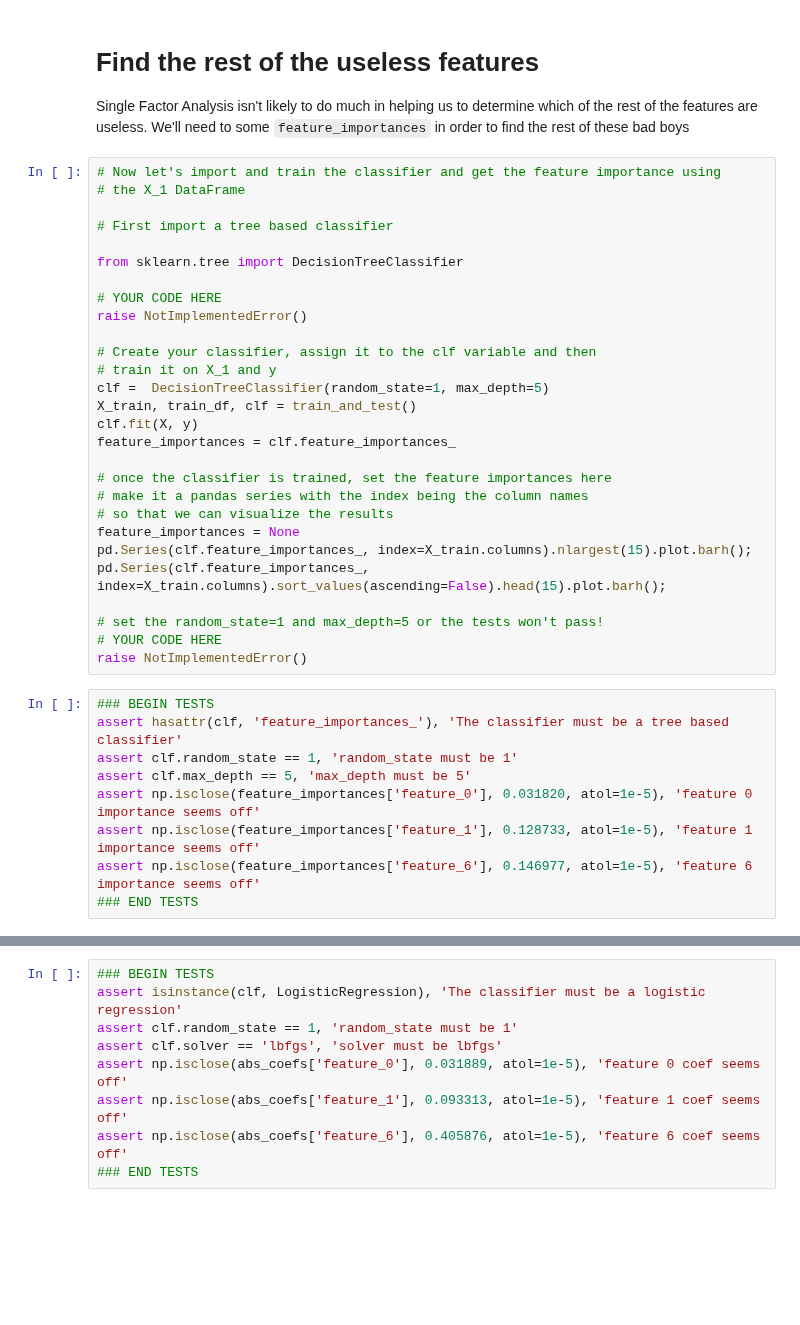
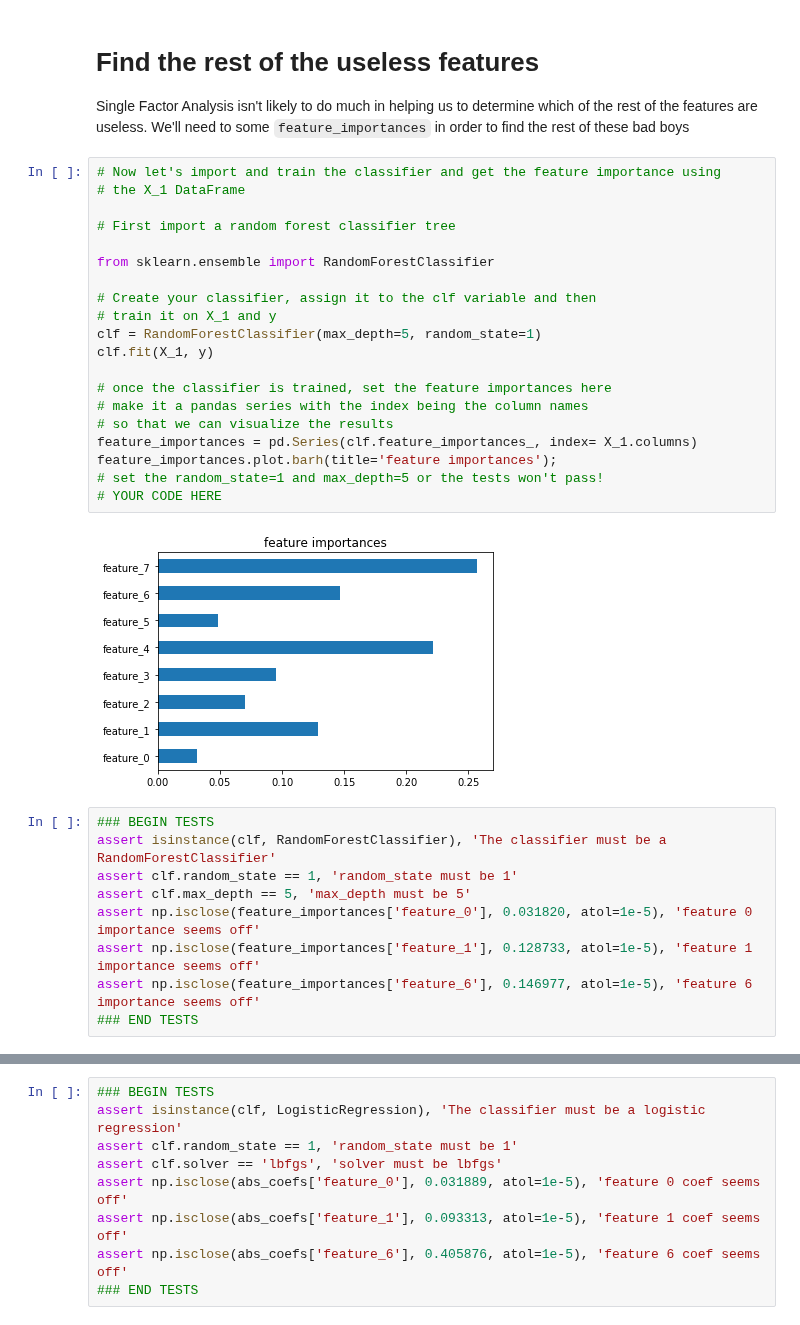
Before and after one commit to MafaldaPaco/batch3-workspace, a Jupyter notebook: S01/SLU16 - Data Sufficiency and Selection/Exercise notebook.ipynb, the cells around one changed output, grey strips where cells are left out. Cells and saved outputs as stored; diff of their text form; blank space fills up the shorter version.

```diff
--- a/S01/SLU16 - Data Sufficiency and Selection/Exercise notebook.ipynb
+++ b/S01/SLU16 - Data Sufficiency and Selection/Exercise notebook.ipynb
@@ -98,34 +94,28 @@ which of the rest of the features are useless. We'll need to some `feature_impor
 # %%
 # Now let's import and train the classifier and get the feature importance using
 # the X_1 DataFrame
 
-# First import a tree based classifier
+# First import a random forest classifier tree
 
-from sklearn.tree import DecisionTreeClassifier
-
-# YOUR CODE HERE
-raise NotImplementedError()
+from sklearn.ensemble import RandomForestClassifier
 
 # Create your classifier, assign it to the clf variable and then
 # train it on X_1 and y
-clf =  DecisionTreeClassifier(random_state=1, max_depth=5)
-X_train, train_df, clf = train_and_test()
-clf.fit(X, y)
-feature_importances = clf.feature_importances_
+clf = RandomForestClassifier(max_depth=5, random_state=1)
+clf.fit(X_1, y)
 
 # once the classifier is trained, set the feature importances here
 # make it a pandas series with the index being the column names
 # so that we can visualize the results
-feature_importances = None
-pd.Series(clf.feature_importances_, index=X_train.columns).nlargest(15).plot.barh();
-pd.Series(clf.feature_importances_, index=X_train.columns).sort_values(ascending=False).head(15).plot.barh();
-
+feature_importances = pd.Series(clf.feature_importances_, index= X_1.columns)
+feature_importances.plot.barh(title='feature importances');
 # set the random_state=1 and max_depth=5 or the tests won't pass!
 # YOUR CODE HERE
-raise NotImplementedError()
+# %% [output]
+[figure, added]
 # %%
 ### BEGIN TESTS
-assert hasattr(clf, 'feature_importances_'), 'The classifier must be a tree based classifier'
+assert isinstance(clf, RandomForestClassifier), 'The classifier must be a RandomForestClassifier'
 assert clf.random_state == 1, 'random_state must be 1'
 assert clf.max_depth == 5, 'max_depth must be 5'
 assert np.isclose(feature_importances['feature_0'], 0.031820, atol=1e-5), 'feature 0 importance seems off'
```
Also changed, not shown: parts of 15 cells of this notebook.
